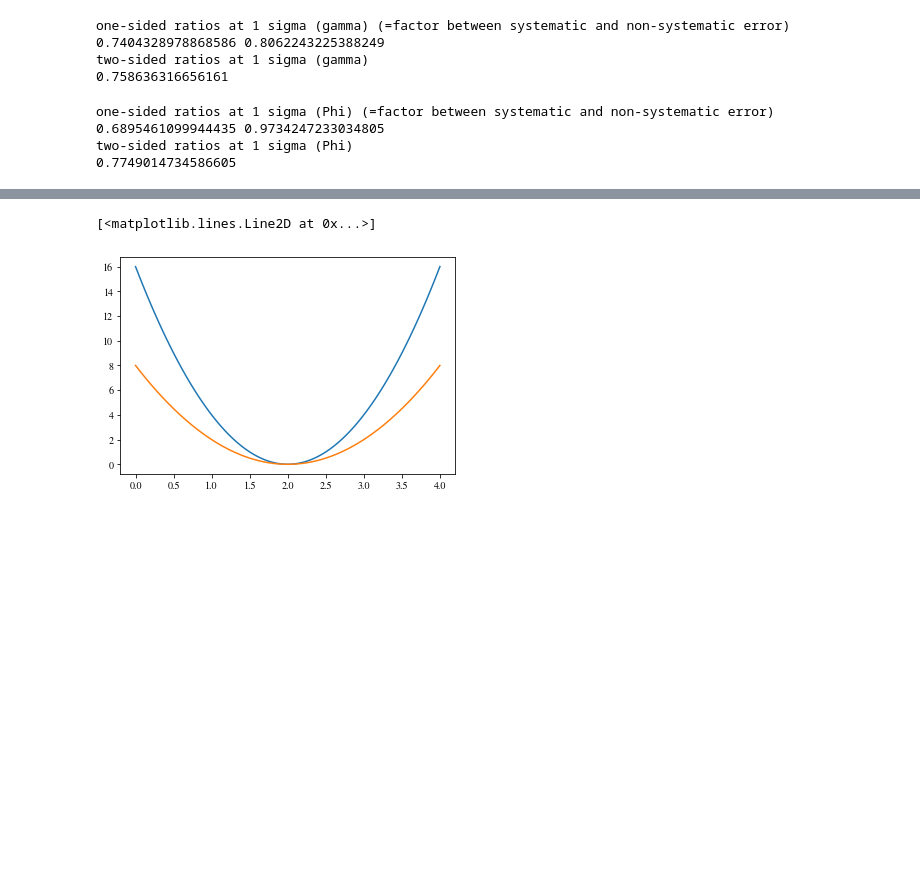
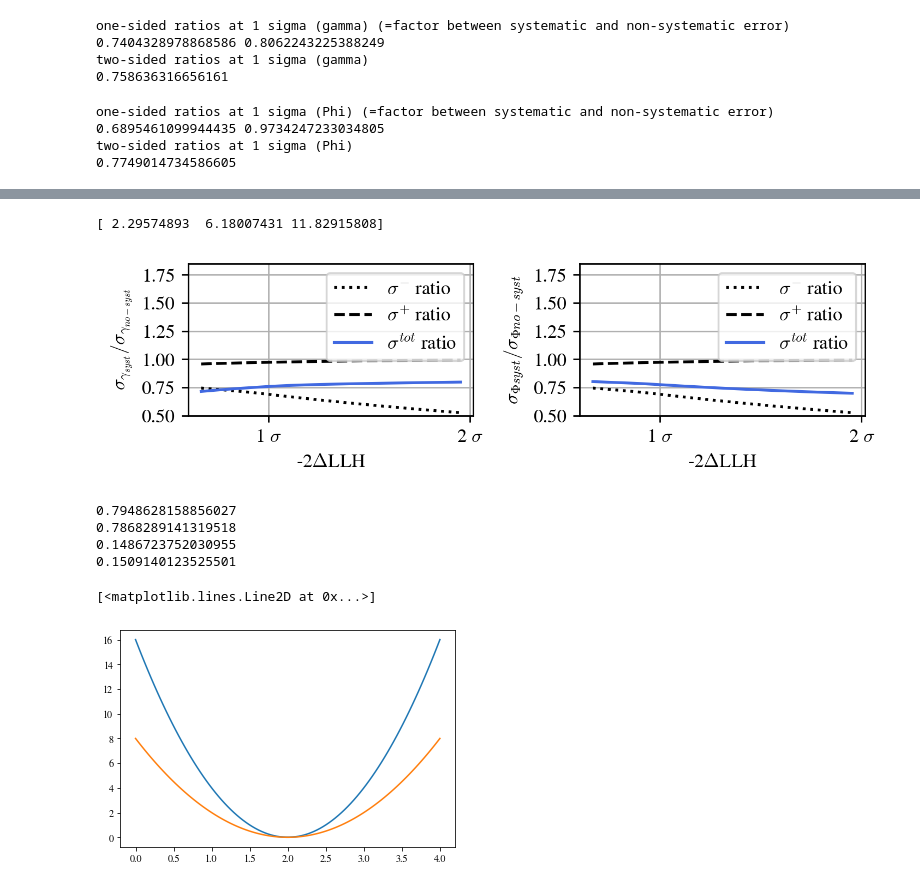
Before and after one commit to philippfuerst9/AachenCombinedEnergy, a Jupyter notebook: code_backup/NNMFit_stat+1.ipynb, the cells around one changed output, grey strips where cells are left out. Cells and saved outputs as stored; diff of their text form; code cells hidden in the pictures; blank space fills up the shorter version.

```diff
--- a/code_backup/NNMFit_stat+1.ipynb
+++ b/code_backup/NNMFit_stat+1.ipynb
@@ -395,0 +313,4 @@ plt.legend()
+# %%
+print(levels)
+# %% [output]
+[ 2.29574893  6.18007431 11.82915808]
@@ -395,0 +336,19 @@ plt.legend()
+# %%
+phi_left  = []
+phi_right = []
+phi_tot = []
+for level in many_levels:
+    widths_all_syst_neg, widths_all_syst_pos = get_x_from_y(level, all_params_results["all_systematics"]["phi"]["scan_points"],all_params_results["all_systematics"]["phi"]["two_delta_llh"], x_center = phi_asimov)
+    widths_no_syst_neg,  widths_no_syst_pos  = get_x_from_y(level, all_params_results["no_systematics"]["phi"]["scan_points"], all_params_results["no_systematics"]["phi"]["two_delta_llh"],  x_center = phi_asimov)
+    sigma_ratio_pos = sigma_syst_stat_ratio(widths_all_syst_pos, widths_no_syst_pos)
+    sigma_ratio_neg = sigma_syst_stat_ratio(widths_all_syst_neg, widths_no_syst_neg)
+    phi_left.append(sigma_ratio_neg)
+    phi_right.append(sigma_ratio_pos)
+
+
+    num_g, denom_g = delta_ratio(all_params_results["all_systematics"]["phi"]["scan_points"],
+                             all_params_results["all_systematics"]["phi"]["two_delta_llh"],
+                             all_params_results["no_systematics"]["phi"]["two_delta_llh"],
+                             y_position = level)
+    ratio_phi = sigma_syst_stat_ratio(num_g, denom_g)
+    phi_tot.append(ratio_phi)
@@ -396,3 +357,57 @@ plt.legend()
+# %%
+mysize = myplt.set_size(subplots = (1,2), ratio = "golden", squeeze_height = 1)
+
+fig, (ax1,ax2) = plt.subplots(1,2,figsize = mysize, dpi = 250)
+
+tot_col = "royalblue"
+plus_col = "black"
+minus_col = "black"
+# ax1
+ax1.plot(many_levels, gamma_left,  label = "$\sigma^{-}$ ratio",  color = minus_col, linestyle = ":")
+ax1.plot(many_levels, gamma_right, label = "$\sigma^{+}$ ratio",  color = plus_col, linestyle = "--")
+ax1.plot(many_levels, gamma_tot,   label = "$\sigma^{tot}$ ratio",color = tot_col)
+
+legend = ax1.legend(loc="upper right")#framealpha = 1
+frame = legend.get_frame()
+#frame.set_facecolor('white')
+ax1.grid(True)
+ax1.set_xticks(levels[:-1])
+ax1.set_xticklabels(levelnames[:-1])
+ax1.set_xlabel("-2$\Delta$LLH")
+ax1.set_yticks([0.5,0.75,1.0,1.25,1.5, 1.75])
+#ax1.yaxis.set_tick_params(which='both')
+ax1.set_ylim(0.5,1.85)
+ax1.set_ylabel("$\sigma_{\gamma_{syst}} / \sigma_{\gamma_{no-syst}}$")
+# ax2
+ax2.plot(many_levels, phi_left,  label = "$\sigma^{-}$ ratio",   color = minus_col, linestyle = ":")
+ax2.plot(many_levels, phi_right, label = "$\sigma^{+}$ ratio",   color = plus_col, linestyle = "--")
+ax2.plot(many_levels, phi_tot,   label = "$\sigma^{tot}$ ratio", color = tot_col)
+
+legend = ax2.legend(loc="upper right")
+frame = legend.get_frame()
+#frame.set_facecolor('white')
+ax2.grid(True)
+ax2.set_ylabel("$\sigma_{\Phi{syst}} / \sigma_{\Phi{no-syst}}$")
+ax2.set_xlabel("-2$\Delta$LLH")
+ax2.set_yticks([0.5,0.75,1.0,1.25,1.5, 1.75])
+ax2.set_ylim(0.5,1.85)
+ax2.set_xticks(levels[:-1])
+ax2.set_xticklabels(levelnames[:-1])
+plt.tight_layout()
+plt.savefig("/home/pfuerst/master_thesis/plots/NNMFit/analysis/stat_plus1_syst_stat_ratios.png")
+# %% [output]
+[figure, added]
+# %%
+print(np.mean(np.hstack((gamma_left, gamma_right, gamma_tot))))
+print(np.mean(np.hstack((phi_left, phi_right, phi_tot))))
+
+print(np.std(np.hstack((gamma_left, gamma_right, gamma_tot))))
+print(np.std(np.hstack((phi_left, phi_right, phi_tot))))
+# %% [output]
+0.7948628158856027
+0.7868289141319518
+0.1486723752030955
+0.1509140123525501
 # %%
 #test: 2 parabolas and one is half as wide as the other:
 #results: squared ratio is =1 and constant.
```
Also changed, not shown: parts of 9 cells of this notebook.
